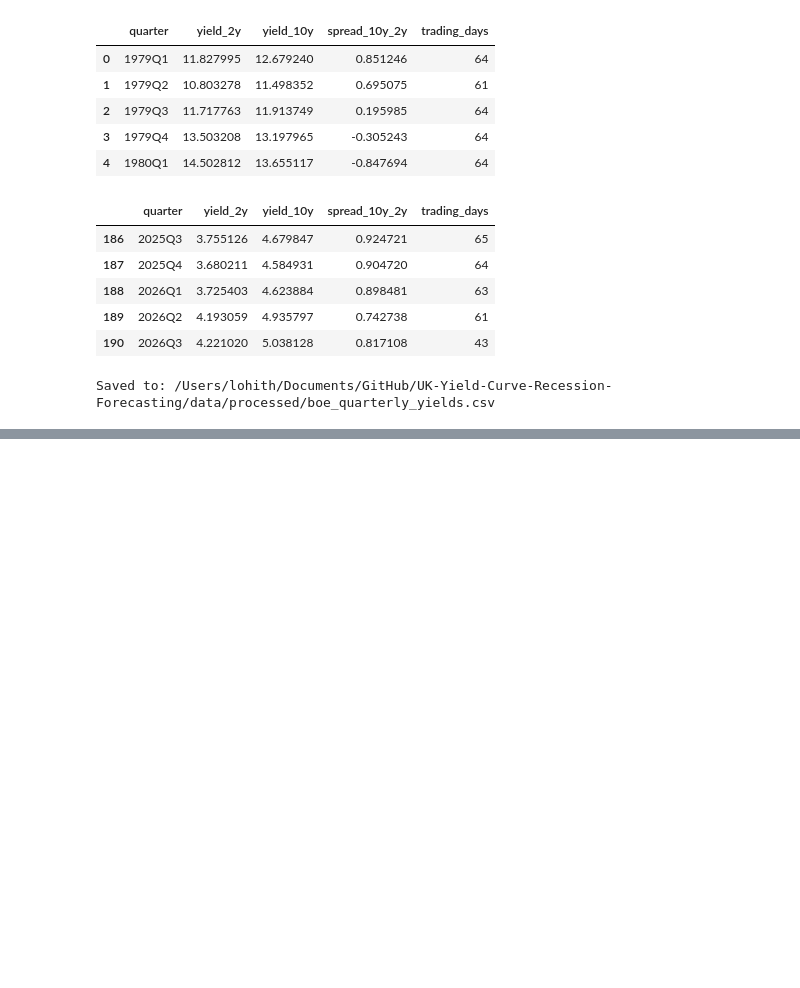
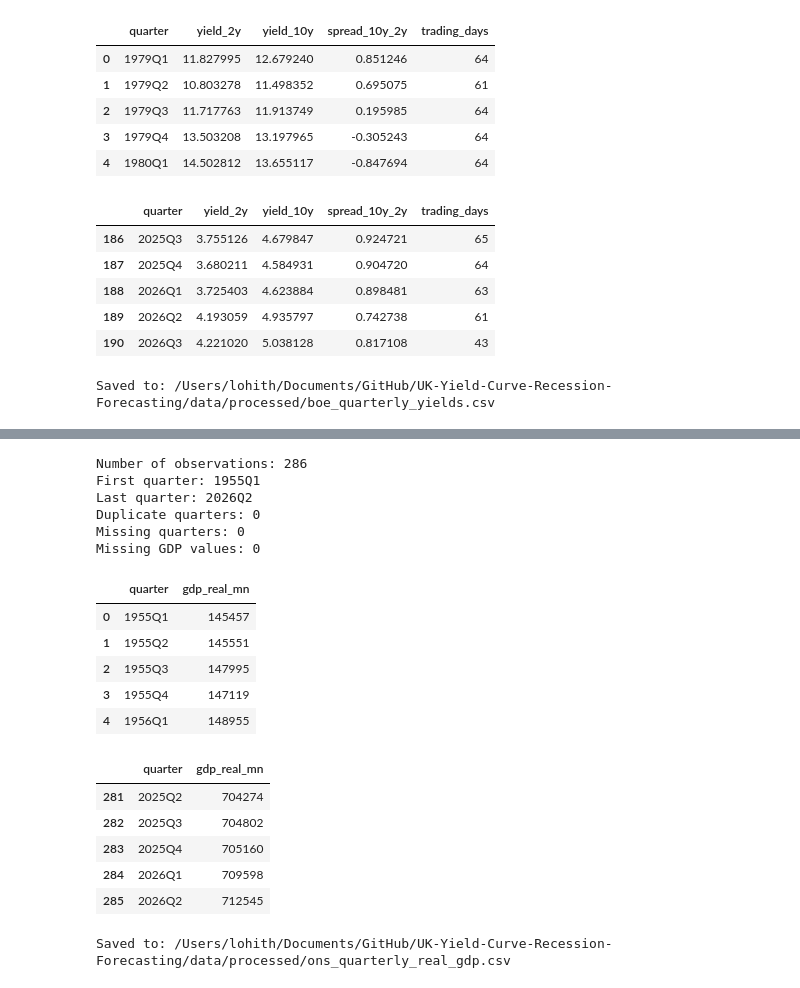
Before and after one commit to Lohith151105/UK-Yield-Curve-Recession-Forecasting, a Jupyter notebook: notebooks/01_data_collection_inspection.ipynb, the cells around one changed output, grey strips where cells are left out. Saved outputs shown, nothing was run; the diff lists cells and outputs as text; code cells hidden in the pictures; blank space fills up the shorter version.

```diff
--- a/notebooks/01_data_collection_inspection.ipynb
+++ b/notebooks/01_data_collection_inspection.ipynb
@@ -353,0 +420,72 @@ Saved to: /Users/lohith/Documents/GitHub/UK-Yield-Curve-Recession-Forecasting/da
+# %%
+ons_quarterly["quarter"] = pd.PeriodIndex(
+    ons_quarterly["quarter"].str.replace(
+        " ",
+        "",
+        regex=False,
+    ),
+    freq="Q",
+)
+
+ons_quarterly["gdp_real_mn"] = pd.to_numeric(
+    ons_quarterly["gdp_real_mn"],
+    errors="raise",
+)
+
+ons_quarterly = (
+    ons_quarterly
+    .sort_values("quarter")
+    .reset_index(drop=True)
+)
+# %%
+expected_quarters = pd.period_range(
+    start=ons_quarterly["quarter"].min(),
+    end=ons_quarterly["quarter"].max(),
+    freq="Q",
+)
+
+missing_quarters = expected_quarters.difference(
+    ons_quarterly["quarter"]
+)
+
+print(f"Number of observations: {len(ons_quarterly)}")
+print(f"First quarter: {ons_quarterly['quarter'].min()}")
+print(f"Last quarter: {ons_quarterly['quarter'].max()}")
+print(f"Duplicate quarters: {ons_quarterly['quarter'].duplicated().sum()}")
+print(f"Missing quarters: {len(missing_quarters)}")
+print(f"Missing GDP values: {ons_quarterly['gdp_real_mn'].isna().sum()}")
+
+display(ons_quarterly.head())
+display(ons_quarterly.tail())
+# %% [output]
+Number of observations: 286
+First quarter: 1955Q1
+Last quarter: 2026Q2
+Duplicate quarters: 0
+Missing quarters: 0
+Missing GDP values: 0
+|  | quarter | gdp_real_mn |
+| 0 | 1955Q1 | 145457 |
+| 1 | 1955Q2 | 145551 |
+| 2 | 1955Q3 | 147995 |
+| 3 | 1955Q4 | 147119 |
+| 4 | 1956Q1 | 148955 |
+|  | quarter | gdp_real_mn |
+| 281 | 2025Q2 | 704274 |
+| 282 | 2025Q3 | 704802 |
+| 283 | 2025Q4 | 705160 |
+| 284 | 2026Q1 | 709598 |
+| 285 | 2026Q2 | 712545 |
+# %%
+ons_output_path = (
+    DATA_PROCESSED / "ons_quarterly_real_gdp.csv"
+)
+
+ons_quarterly.to_csv(
+    ons_output_path,
+    index=False,
+)
+
+print(f"Saved to: {ons_output_path}")
+# %% [output]
+Saved to: /Users/lohith/Documents/GitHub/UK-Yield-Curve-Recession-Forecasting/data/processed/ons_quarterly_real_gdp.csv
```
Also changed, not shown: parts of 4 cells of this notebook.
